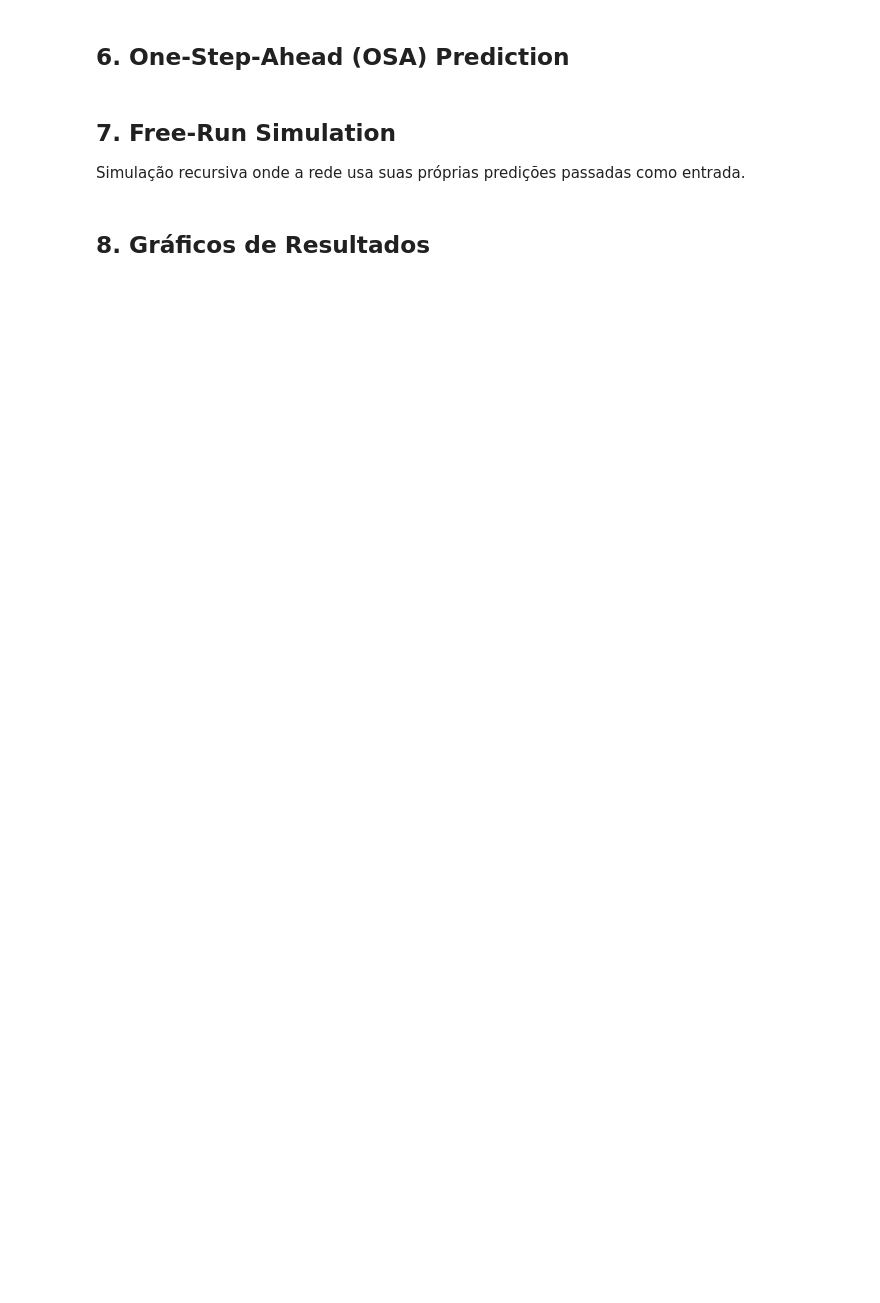
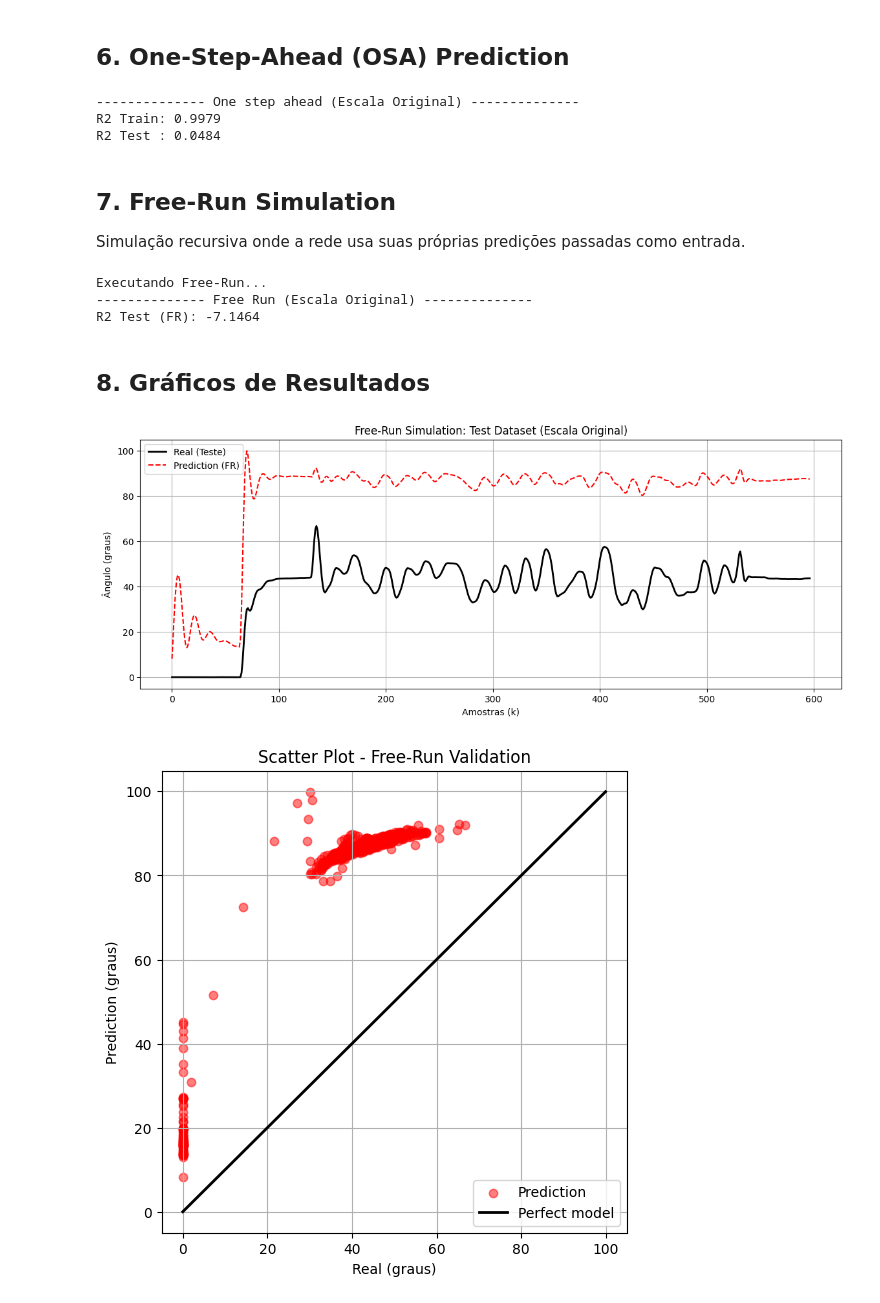
Before and after one commit to FelipeEduardoMarcondes/SYSTEM-IDENTIFICATION-AERO, a Jupyter notebook: identificação-collab/ANN_NARX_AEROPENDULO.ipynb, the cells around one changed output. Saved outputs shown, nothing was run; the diff lists cells and outputs as text; code cells hidden in the pictures; blank space fills up the shorter version.

```diff
--- a/identificação-collab/ANN_NARX_AEROPENDULO.ipynb
+++ b/identificação-collab/ANN_NARX_AEROPENDULO.ipynb
@@ -189,7 +210,7 @@ criterion = nn.MSELoss()
 
 Vamos realizar o loop de treinamento.
 # %%
-epochs = 30  # Aumentamos o número de épocas para os dados reais convergirem melhor
+epochs = 2500  # Aumentamos o número de épocas para os dados reais convergirem melhor
 for epoch in range(epochs):
     model.train()
     epoch_loss = 0.0
@@ -218,12 +257,22 @@ print("Treinamento finalizado!")
 y_train_pred1 = model.predict(Phie_t).numpy()
 y_test_pred1  = model.predict(Phit_t).numpy()
 
-R2test1  = r2_score(Yt, y_test_pred1)
-R2train1 = r2_score(Ye, y_train_pred1)
+# Desnormalizar para a escala original (graus)
+y_train_pred1_real = scaler_y.inverse_transform(y_train_pred1.reshape(-1, 1)).flatten()
+y_test_pred1_real  = scaler_y.inverse_transform(y_test_pred1.reshape(-1, 1)).flatten()
+Ye_real = scaler_y.inverse_transform(Ye_t.numpy().reshape(-1, 1)).flatten()
+Yt_real = scaler_y.inverse_transform(Yt_t.numpy().reshape(-1, 1)).flatten()
 
-print('-------------- One step ahead  --------------')
+R2test1  = r2_score(Yt_real, y_test_pred1_real)
+R2train1 = r2_score(Ye_real, y_train_pred1_real)
+
+print('-------------- One step ahead (Escala Original) --------------')
 print(f'R2 Train: {R2train1:.4f}')
 print(f'R2 Test : {R2test1:.4f}')
+# %% [output]
+-------------- One step ahead (Escala Original) --------------
+R2 Train: 0.9979
+R2 Test : 0.0484
 # %% [markdown]
 ## 7. Free-Run Simulation
 
@@ -233,33 +282,43 @@ Simulação recursiva onde a rede usa suas próprias predições passadas como e
 print("Executando Free-Run...")
 y_test_pred0  = freeRun(model, yt_norm, ut_norm, ny, nu)
 
-R2test0  = r2_score(Yt, y_test_pred0)
+# Desnormalizar a predição do Free-Run para a escala original
+y_test_pred0_real = scaler_y.inverse_transform(y_test_pred0.reshape(-1, 1)).flatten()
 
-print('-------------- Free Run  --------------')
+R2test0  = r2_score(Yt_real, y_test_pred0_real)
+
+print('-------------- Free Run (Escala Original) --------------')
 print(f'R2 Test (FR): {R2test0:.4f}')
+# %% [output]
+Executando Free-Run...
+-------------- Free Run (Escala Original) --------------
+R2 Test (FR): -7.1464
 # %% [markdown]
 ## 8. Gráficos de Resultados
 # %%
-t_test = np.arange(len(Yt))
+t_test = np.arange(len(Yt_real))
 
 plt.figure(figsize=(14, 5))
-plt.plot(t_test, Yt, 'k', lw=2, label='Real (Teste)')
-plt.plot(t_test, y_test_pred0, 'r', ls='--', lw=1.5, label='Prediction (FR)')
-plt.title('Free-Run Simulation: Test Dataset')
+plt.plot(t_test, Yt_real, 'k', lw=2, label='Real (Teste)')
+plt.plot(t_test, y_test_pred0_real, 'r', ls='--', lw=1.5, label='Prediction (FR)')
+plt.title('Free-Run Simulation: Test Dataset (Escala Original)')
 plt.xlabel('Amostras (k)')
-plt.ylabel('Amplitude')
+plt.ylabel('Ângulo (graus)')
 plt.legend()
 plt.grid()
 plt.show()
 
 plt.figure(figsize=(6,6))
-minY = min(Yt.min(), y_test_pred0.min())
-maxY = max(Yt.max(), y_test_pred0.max())
-plt.scatter(Yt, y_test_pred0, c='red', label='Prediction', alpha=0.5)
+minY = min(Yt_real.min(), y_test_pred0_real.min())
+maxY = max(Yt_real.max(), y_test_pred0_real.max())
+plt.scatter(Yt_real, y_test_pred0_real, c='red', label='Prediction', alpha=0.5)
 plt.plot([minY, maxY], [minY, maxY], color='black', linewidth=2, label='Perfect model')
-plt.xlabel('Real')
-plt.ylabel('Prediction')
+plt.xlabel('Real (graus)')
+plt.ylabel('Prediction (graus)')
 plt.title('Scatter Plot - Free-Run Validation')
 plt.grid()
 plt.legend()
 plt.show()
+# %% [output]
+[figure, added]
+[figure, added]
```
Also changed, not shown: parts of 5 cells of this notebook, 8 other files.
